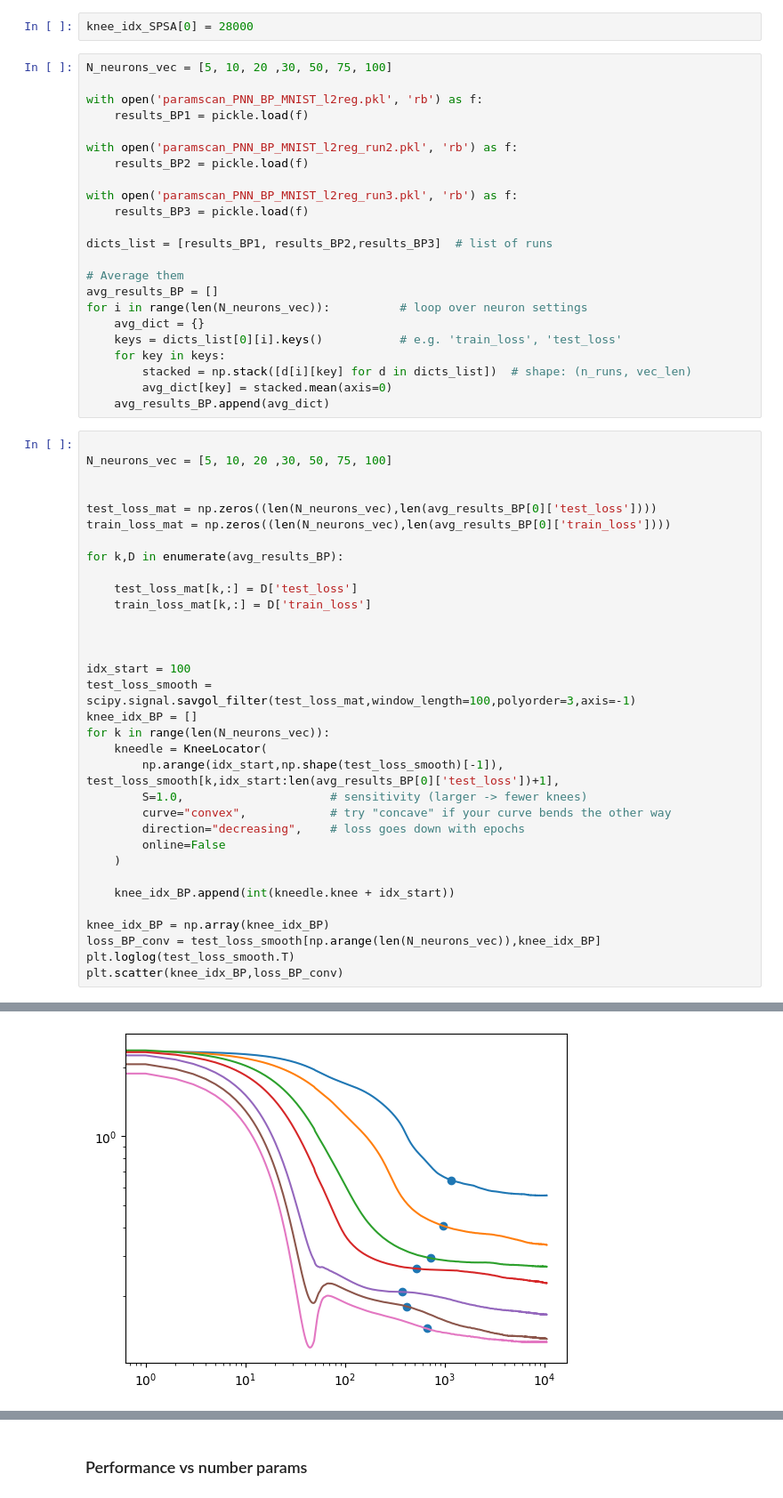
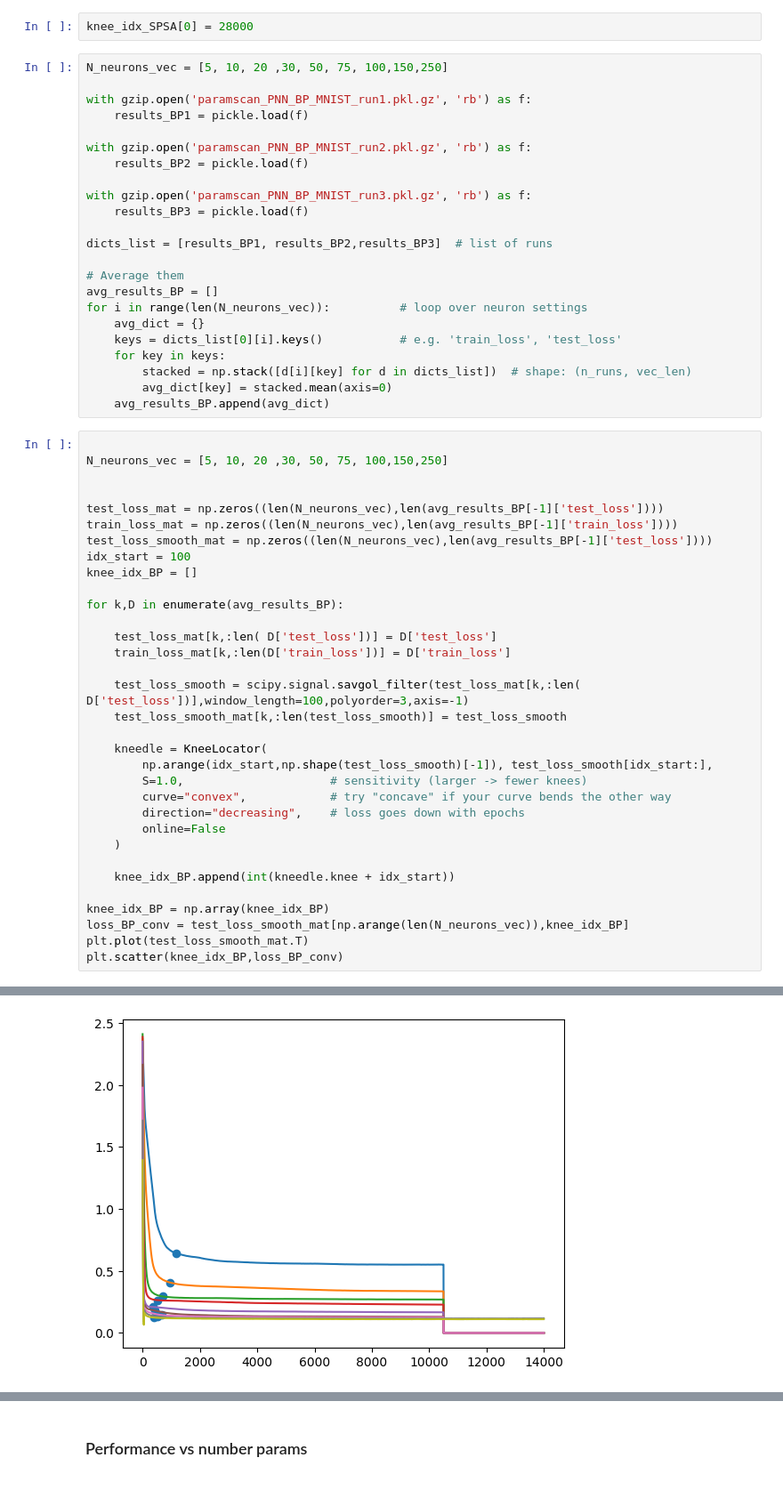
Before and after one commit to ASkalli/nonlinear_oscillator_network, a Jupyter notebook: MNIST/results/convergence_analysis.ipynb, the cells around one changed output, grey strips where cells are left out. Shown at 89% size. Cells and saved outputs as stored; diff of their text form.

Commit message:
Added more points on the ocnvergence analysis plot for BP and SPSA

```diff
--- a/MNIST/results/convergence_analysis.ipynb
+++ b/MNIST/results/convergence_analysis.ipynb
@@ -320,15 +323,15 @@ intercept 0.851671893329662
 # %%
 knee_idx_SPSA[0] = 28000
 # %%
-N_neurons_vec = [5, 10, 20 ,30, 50, 75, 100]
+N_neurons_vec = [5, 10, 20 ,30, 50, 75, 100,150,250]
 
-with open('paramscan_PNN_BP_MNIST_l2reg.pkl', 'rb') as f:
+with gzip.open('paramscan_PNN_BP_MNIST_run1.pkl.gz', 'rb') as f:
     results_BP1 = pickle.load(f)
 
-with open('paramscan_PNN_BP_MNIST_l2reg_run2.pkl', 'rb') as f:
+with gzip.open('paramscan_PNN_BP_MNIST_run2.pkl.gz', 'rb') as f:
     results_BP2 = pickle.load(f)
 
-with open('paramscan_PNN_BP_MNIST_l2reg_run3.pkl', 'rb') as f:
+with gzip.open('paramscan_PNN_BP_MNIST_run3.pkl.gz', 'rb') as f:
     results_BP3 = pickle.load(f)
 
 dicts_list = [results_BP1, results_BP2,results_BP3]  # list of runs
@@ -344,40 +347,40 @@ for i in range(len(N_neurons_vec)):          # loop over neuron settings
     avg_results_BP.append(avg_dict)
 # %%
 
-N_neurons_vec = [5, 10, 20 ,30, 50, 75, 100]
+N_neurons_vec = [5, 10, 20 ,30, 50, 75, 100,150,250]
 
 
-test_loss_mat = np.zeros((len(N_neurons_vec),len(avg_results_BP[0]['test_loss'])))
-train_loss_mat = np.zeros((len(N_neurons_vec),len(avg_results_BP[0]['train_loss'])))
+test_loss_mat = np.zeros((len(N_neurons_vec),len(avg_results_BP[-1]['test_loss'])))
+train_loss_mat = np.zeros((len(N_neurons_vec),len(avg_results_BP[-1]['train_loss'])))
+test_loss_smooth_mat = np.zeros((len(N_neurons_vec),len(avg_results_BP[-1]['test_loss'])))
+idx_start = 100
+knee_idx_BP = []
 
 for k,D in enumerate(avg_results_BP):
 
-    test_loss_mat[k,:] = D['test_loss']
-    train_loss_mat[k,:] = D['train_loss']
+    test_loss_mat[k,:len( D['test_loss'])] = D['test_loss']
+    train_loss_mat[k,:len(D['train_loss'])] = D['train_loss']
 
+    test_loss_smooth = scipy.signal.savgol_filter(test_loss_mat[k,:len( D['test_loss'])],window_length=100,polyorder=3,axis=-1)
+    test_loss_smooth_mat[k,:len(test_loss_smooth)] = test_loss_smooth
 
-
-idx_start = 100
-test_loss_smooth = scipy.signal.savgol_filter(test_loss_mat,window_length=100,polyorder=3,axis=-1)
-knee_idx_BP = []
-for k in range(len(N_neurons_vec)):
     kneedle = KneeLocator(
-        np.arange(idx_start,np.shape(test_loss_smooth)[-1]), test_loss_smooth[k,idx_start:len(avg_results_BP[0]['test_loss'])+1],
+        np.arange(idx_start,np.shape(test_loss_smooth)[-1]), test_loss_smooth[idx_start:],
         S=1.0,                     # sensitivity (larger -> fewer knees)
         curve="convex",            # try "concave" if your curve bends the other way
         direction="decreasing",    # loss goes down with epochs
         online=False
     )
 
     knee_idx_BP.append(int(kneedle.knee + idx_start))
 
 knee_idx_BP = np.array(knee_idx_BP)
-loss_BP_conv = test_loss_smooth[np.arange(len(N_neurons_vec)),knee_idx_BP]
-plt.loglog(test_loss_smooth.T)
+loss_BP_conv = test_loss_smooth_mat[np.arange(len(N_neurons_vec)),knee_idx_BP]
+plt.plot(test_loss_smooth_mat.T)
 plt.scatter(knee_idx_BP,loss_BP_conv)
 # %% [output]
 <matplotlib.collections.PathCollection at 0x...>
-[figure, old version]
+[figure, new version]
 # %%
 knee_idx_BP
 # %% [output]
```
Also changed, not shown: parts of 7 cells of this notebook, 13 other files.
